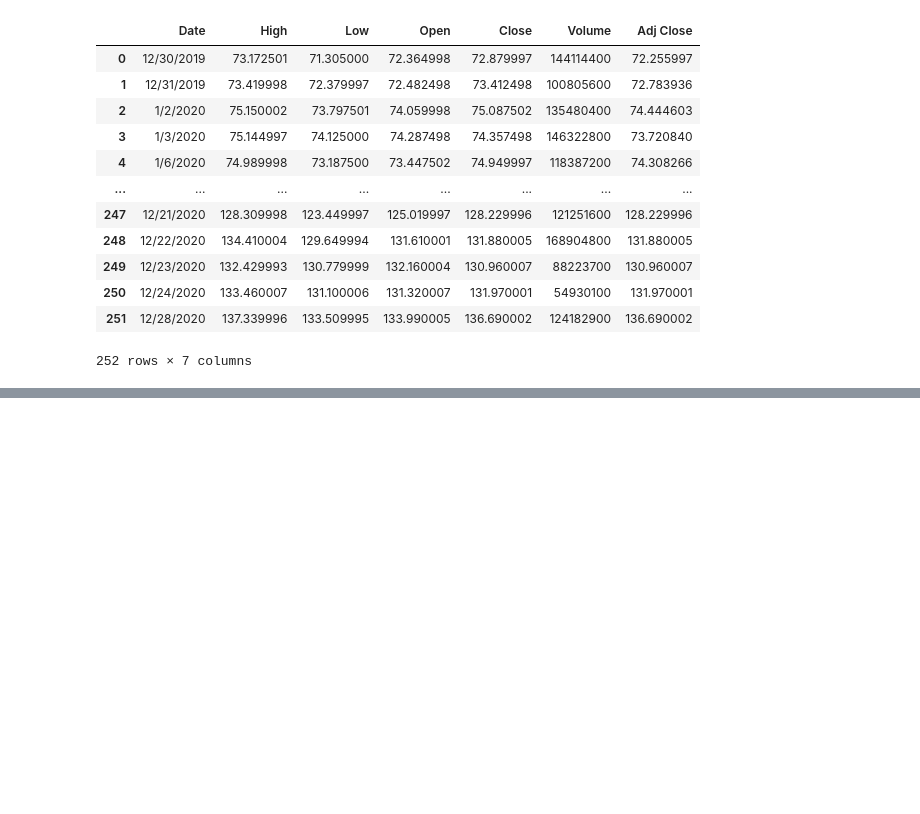
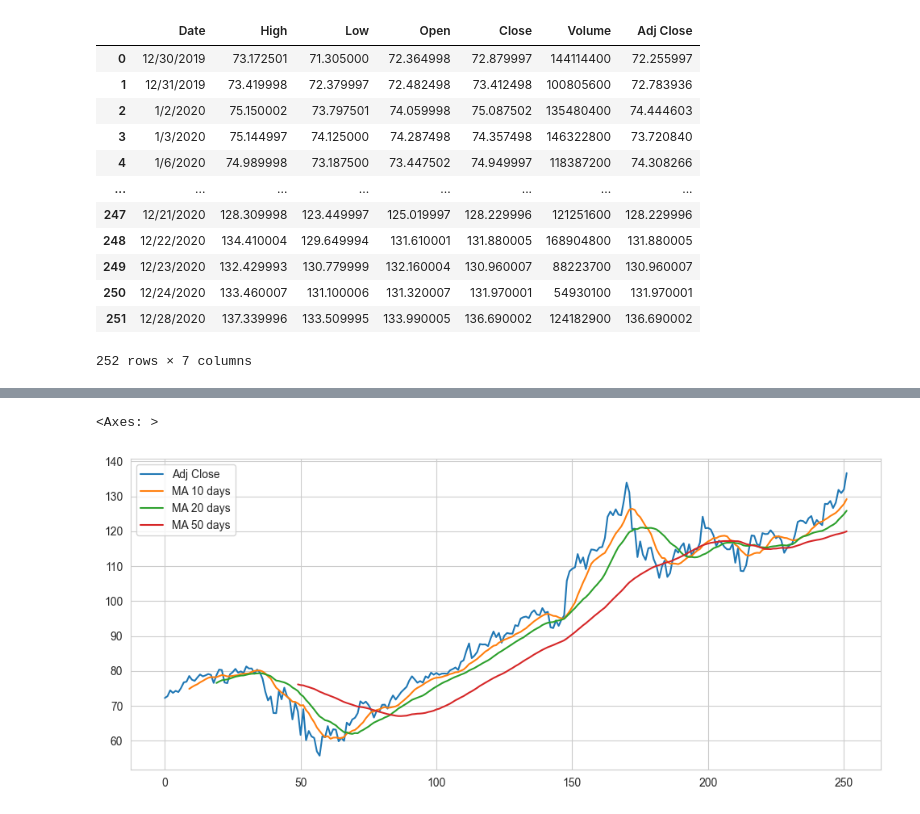
Before and after one commit to gooners006/MSE, a Jupyter notebook: notebooks.ipynb, the cells around one changed output, grey strips where cells are left out. Saved outputs shown, nothing was run; the diff lists cells and outputs as text; code cells hidden in the pictures; blank space fills up the shorter version.

```diff
--- a/notebooks.ipynb
+++ b/notebooks.ipynb
@@ -41,0 +101,7 @@ display(AAPL)
+# %%
+moving_averages = [10, 20, 50]  # List of moving average windows
+for ma in moving_averages:
+    column_name = f"MA {ma} days"  # Use f-strings for clarity and efficiency
+    AAPL[column_name] = AAPL['Adj Close'].rolling(window=ma, center=False).mean()
+
+AAPL.head(55)
@@ -41,0 +126,5 @@ display(AAPL)
+# %%
+AAPL[['Adj Close','MA 10 days','MA 20 days','MA 50 days']].plot(figsize=(12,5))
+# %% [output]
+<Axes: >
+[figure, added]
```
Also changed, not shown: parts of 10 cells of this notebook, 3 other files.
